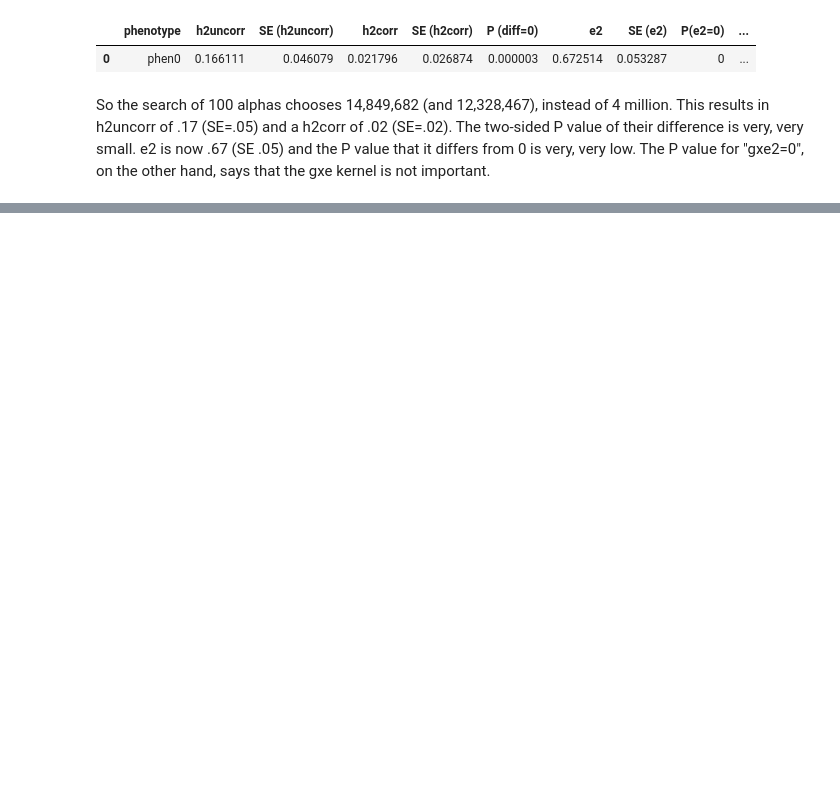
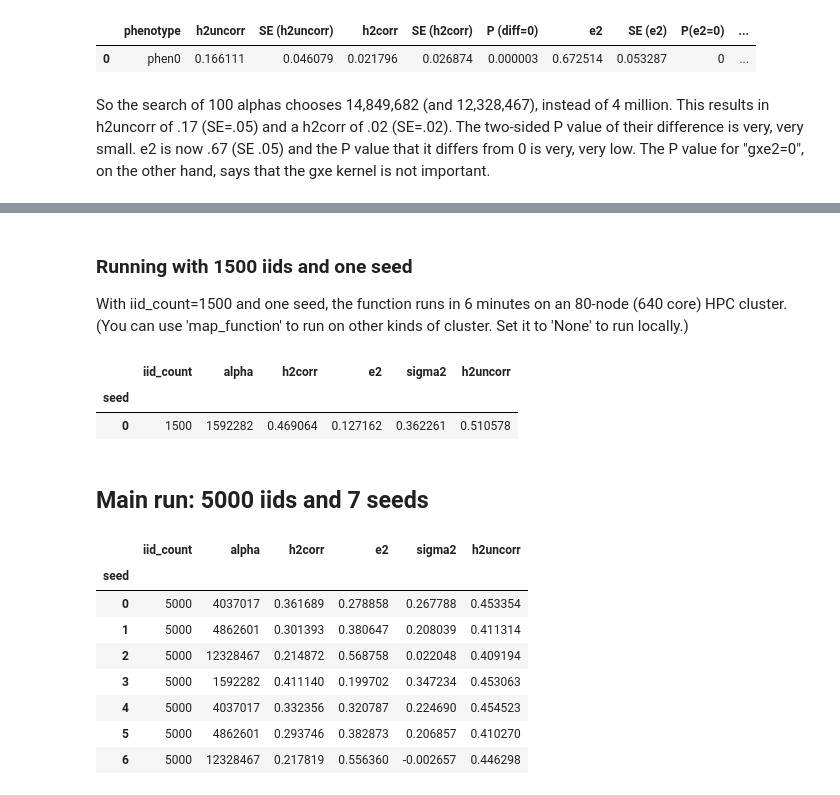
Before and after one commit to rpool/FaST-LMM, a Jupyter notebook: doc/ipynb/heritability.ipynb, the cells around one changed output, grey strips where cells are left out. Drawn from its saved outputs; the diff is of its cells as text; code cells hidden in the pictures; blank space fills up the shorter version.

```diff
--- a/doc/ipynb/heritability.ipynb
+++ b/doc/ipynb/heritability.ipynb
@@ -234,0 +345,28 @@ So the search of 100 alphas chooses 14,849,682 (and 12,328,467), instead of 4 mi
+# %% [markdown]
+### Running with 1500 iids and one seed
+
+With iid_count=1500 and one seed, the function runs in 6 minutes on an 80-node (640 core) HPC cluster. (You can use 'map_function' to run on other kinds of cluster. Set it to 'None' to run locally.)
+# %%
+df = loop_synth_and_run(iid_count=1500,seed_count=1,just_testing=False,map_function=azure_core_map_function)
+df
+# %% [output]
+|  | iid_count | alpha | h2corr | e2 | sigma2 | h2uncorr |
+| seed |  |  |  |  |  |  |
+| 0 | 1500 | 1592282 | 0.469064 | 0.127162 | 0.362261 | 0.510578 |
+# %% [markdown]
+## Main run: 5000 iids and 7 seeds
+# %%
+df = loop_synth_and_run(iid_count=5000,seed_count=7,just_testing=False,
+                        map_function=azure_core_map_function,
+                        cache_folder=r"D:\deldir\synth\iid_count5000b\seed{0}")
+df
+# %% [output]
+|  | iid_count | alpha | h2corr | e2 | sigma2 | h2uncorr |
+| seed |  |  |  |  |  |  |
+| 0 | 5000 | 4037017 | 0.361689 | 0.278858 | 0.267788 | 0.453354 |
+| 1 | 5000 | 4862601 | 0.301393 | 0.380647 | 0.208039 | 0.411314 |
+| 2 | 5000 | 12328467 | 0.214872 | 0.568758 | 0.022048 | 0.409194 |
+| 3 | 5000 | 1592282 | 0.411140 | 0.199702 | 0.347234 | 0.453063 |
+| 4 | 5000 | 4037017 | 0.332356 | 0.320787 | 0.224690 | 0.454523 |
+| 5 | 5000 | 4862601 | 0.293746 | 0.382873 | 0.206857 | 0.410270 |
+| 6 | 5000 | 12328467 | 0.217819 | 0.556360 | -0.002657 | 0.446298 |
```
Also changed, not shown: parts of 7 cells of this notebook, 7 other files.
